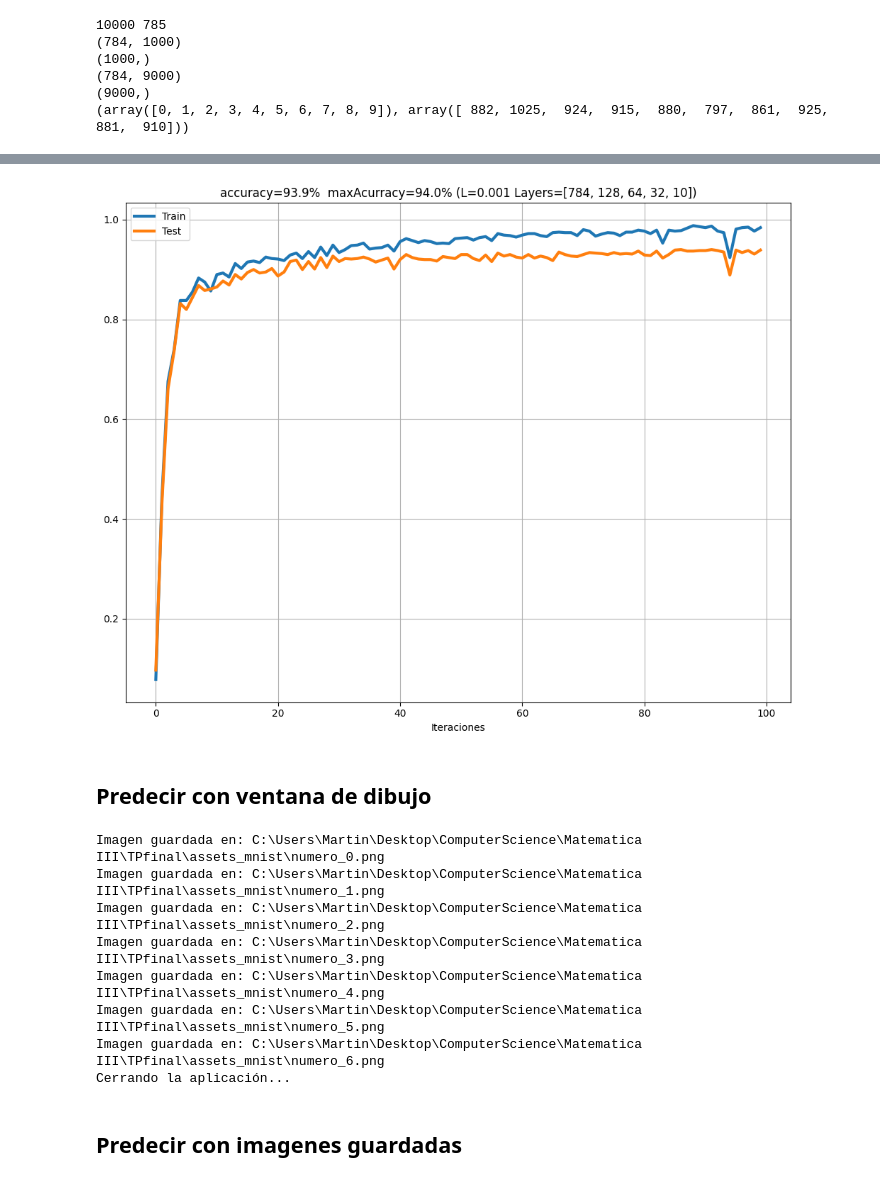
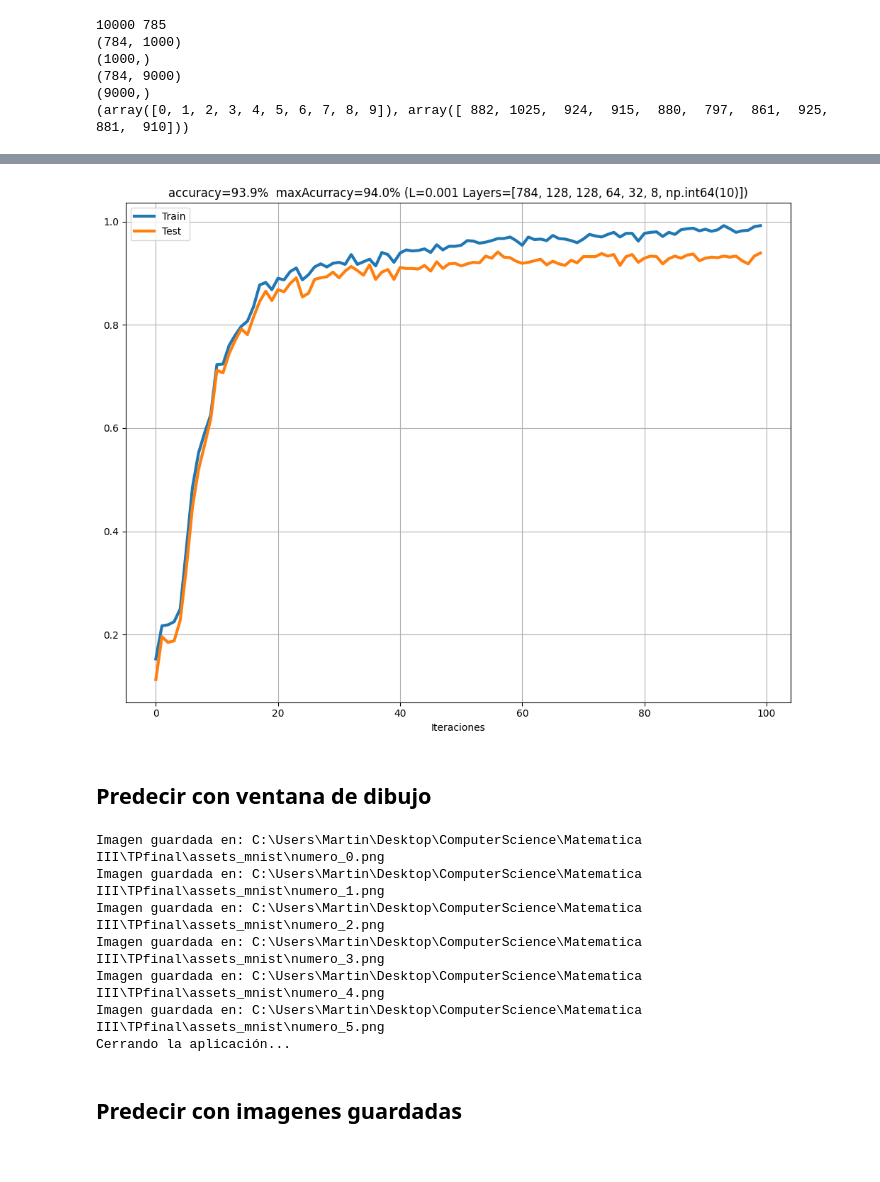
Before and after one commit to MartinSchubert04/Neural-Network, a Jupyter notebook: TPfinal.ipynb, the cells around one changed output, grey strips where cells are left out. Saved outputs shown, nothing was run; the diff lists cells and outputs as text; code cells hidden in the pictures.

```diff
--- a/TPfinal.ipynb
+++ b/TPfinal.ipynb
@@ -199,6 +199,7 @@ print(np.unique(Y_train, return_counts=True))
 (9000,)
 (array([0, 1, 2, 3, 4, 5, 6, 7, 8, 9]), array([ 882, 1025,  924,  915,  880,  797,  861,  925,  881,  910]))
 # %%
+np.random.seed(1)
 class NeuralNetwork:
     def __init__(self, layer_sizes, learning_rate, iterations):
         self.learning_rate = learning_rate
@@ -369,10 +370,9 @@ class NeuralNetwork:
 
 
 
-# Ejemplo de uso
 iters = 50_000
 L = 0.001
-layer_sizes = [X_train.shape[0], 128, 64, 32,  10]# primer layer = cant inputs, ultimo = cant clases
+layer_sizes = [X_train.shape[0], 128, 128, 64,  32, 8, Y_train.max()+1] # primer layer = cant inputs, ultimo = cant clases
 
 
 nn = NeuralNetwork(layer_sizes, L, iters)
@@ -382,4 +383,4 @@ Test accuracy: 0.939  Train accuracy: 0.984  Min Loss: 8.521268981827052e-06
-[figure, old version]
+[figure, new version]
 # %% [markdown]
 ## Predecir con ventana de dibujo
 # %%
@@ -446,14 +447,6 @@ class DibujarNumero:
         # Dibujar en la imagen PIL (convertimos coordenadas 200x200 a 20x20)
         self.draw.ellipse((x / 10 - r / 10, y / 10 - r / 10, x / 10 + r / 10, y / 10 + r / 10), fill='white')
 
-        self.actualizar_canvas()
-
-    def actualizar_canvas(self):
-        # Crear una versión ampliada de la imagen de 20x20
-        imagen_ampliada = self.imagen_pil.resize((200, 200), Image.Resampling.NEAREST)
-        self.image_tk = ImageTk.PhotoImage(imagen_ampliada)
-        self.canvas.create_image(0, 0, anchor=tk.NW, image=self.image_tk)
-
     def limpiar_lienzo(self):
         # Limpiar el canvas de tkinter
         self.canvas.delete("all")
@@ -495,7 +488,6 @@ Imagen guardada en: C:\Users\Martin\Desktop\ComputerScience\Matematica III\TPfin
 Imagen guardada en: C:\Users\Martin\Desktop\ComputerScience\Matematica III\TPfinal\assets_mnist\numero_3.png
 Imagen guardada en: C:\Users\Martin\Desktop\ComputerScience\Matematica III\TPfinal\assets_mnist\numero_4.png
 Imagen guardada en: C:\Users\Martin\Desktop\ComputerScience\Matematica III\TPfinal\assets_mnist\numero_5.png
-Imagen guardada en: C:\Users\Martin\Desktop\ComputerScience\Matematica III\TPfinal\assets_mnist\numero_6.png
 Cerrando la aplicación...
 # %% [markdown]
 ## Predecir con imagenes guardadas
```
Also changed, not shown: parts of 6 cells of this notebook.
